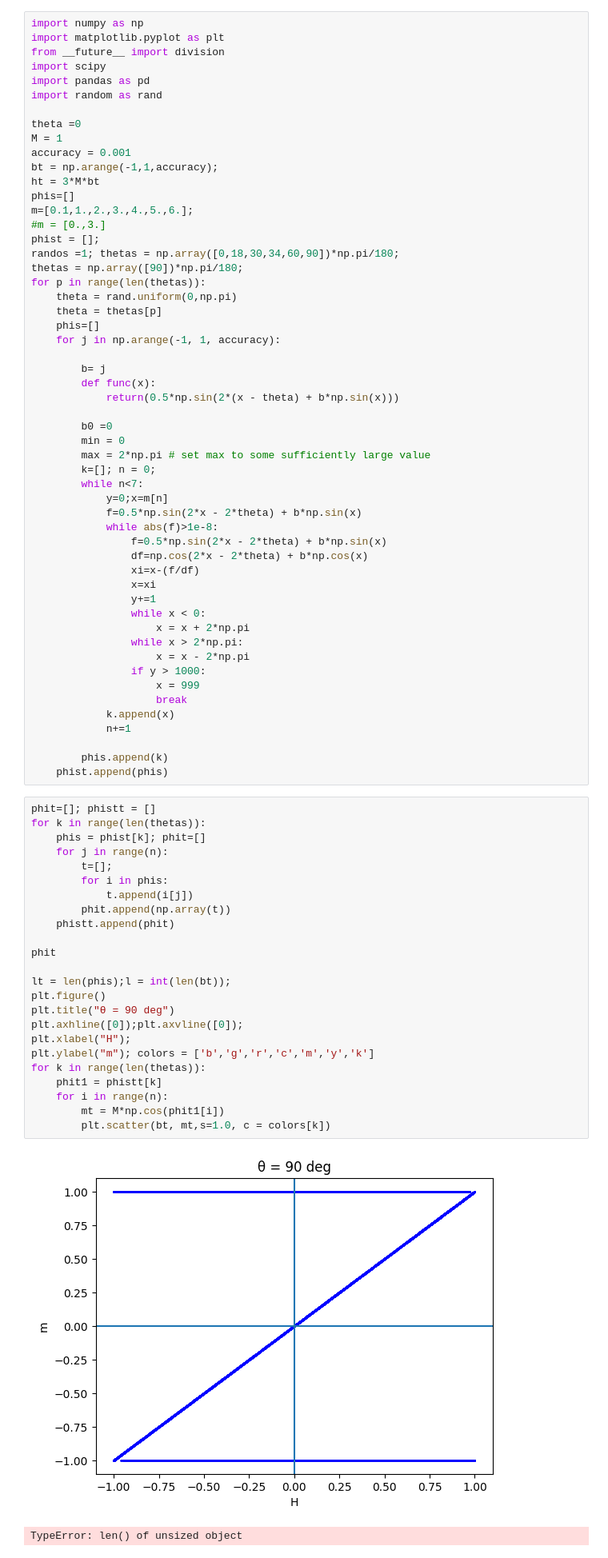
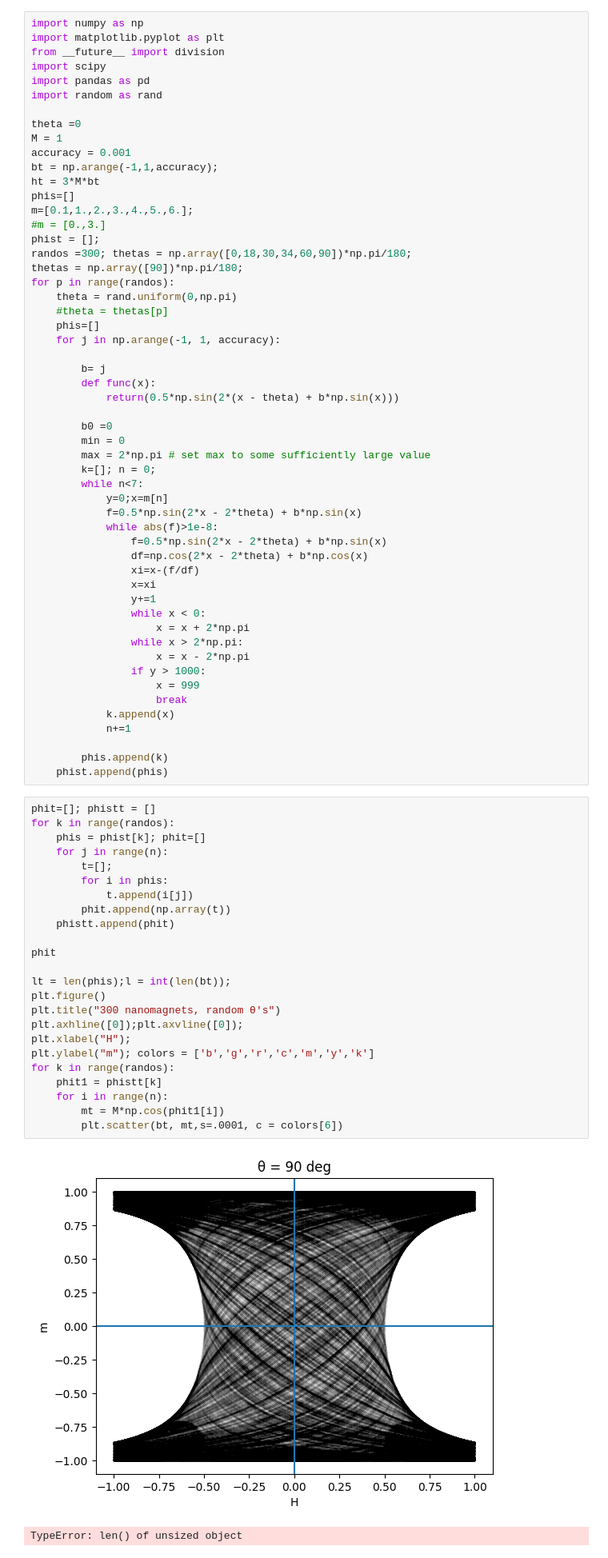
Before and after one commit to Jimbo-Coder/Solid-State-Magneticproj, a Jupyter notebook: Project.ipynb, the cells around one changed output. Shown at 80% size. Saved outputs shown, nothing was run; the diff lists cells and outputs as text.

Commit message:
Random operations

```diff
--- a/Project.ipynb
+++ b/Project.ipynb
@@ -15,11 +15,11 @@ phis=[]
 m=[0.1,1.,2.,3.,4.,5.,6.];
 #m = [0.,3.]
 phist = [];
-randos =1; thetas = np.array([0,18,30,34,60,90])*np.pi/180;
+randos =300; thetas = np.array([0,18,30,34,60,90])*np.pi/180;
 thetas = np.array([90])*np.pi/180;
-for p in range(len(thetas)):
+for p in range(randos):
     theta = rand.uniform(0,np.pi)
-    theta = thetas[p]
+    #theta = thetas[p]
     phis=[]
     for j in np.arange(-1, 1, accuracy):
 
@@ -54,30 +54,30 @@ for p in range(len(thetas)):
     phist.append(phis)
 # %%
 phit=[]; phistt = []
-for k in range(len(thetas)):
+for k in range(randos):
     phis = phist[k]; phit=[]
     for j in range(n):
         t=[];
         for i in phis:
             t.append(i[j])
         phit.append(np.array(t))
     phistt.append(phit)
 
 phit
 
 lt = len(phis);l = int(len(bt));
 plt.figure()
-plt.title("θ = 90 deg")
+plt.title("300 nanomagnets, random θ's")
 plt.axhline([0]);plt.axvline([0]);
 plt.xlabel("H");
 plt.ylabel("m"); colors = ['b','g','r','c','m','y','k']
-for k in range(len(thetas)):
+for k in range(randos):
     phit1 = phistt[k]
     for i in range(n):
         mt = M*np.cos(phit1[i])
-        plt.scatter(bt, mt,s=1.0, c = colors[k])
+        plt.scatter(bt, mt,s=.0001, c = colors[6])
 # %% [output]
-[figure, old version]
+[figure, new version]
 # %%
 # %% [output]
 TypeError: len() of unsized object
```
